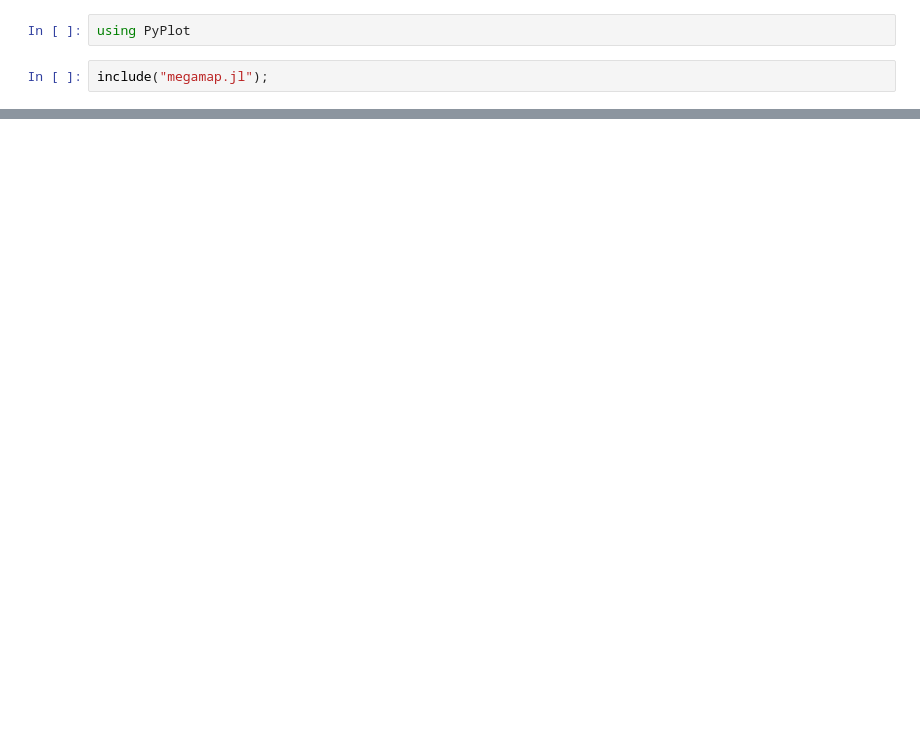
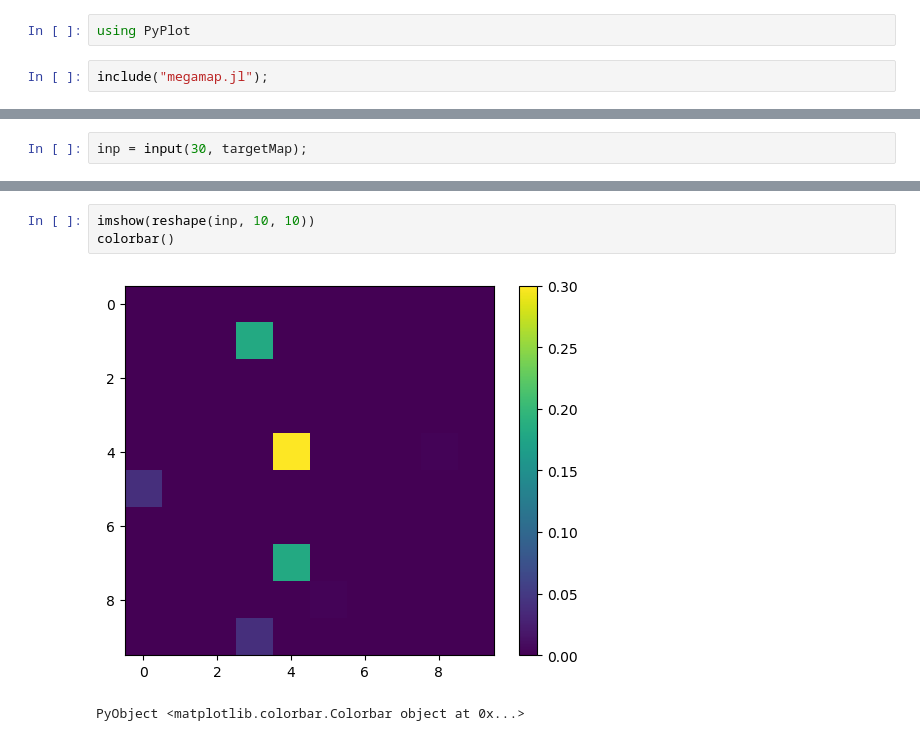
Before and after one commit to emiwar/janeliaGroup6Project, a Jupyter notebook: Megamap.ipynb, the cells around one changed output, grey strips where cells are left out. Drawn from its saved outputs; the diff is of its cells as text; blank space fills up the shorter version.

```diff
--- a/Megamap.ipynb
+++ b/Megamap.ipynb
@@ -116,0 +65,2 @@ fTarget(5, targetMap)
+# %%
+inp = input(30, targetMap);
@@ -116,0 +146,6 @@ fTarget(5, targetMap)
+# %%
+imshow(reshape(inp, 10, 10))
+colorbar()
+# %% [output]
+[figure, added]
+PyObject <matplotlib.colorbar.Colorbar object at 0x...>
```
Also changed, not shown: parts of 15 cells of this notebook, 1 other file.
